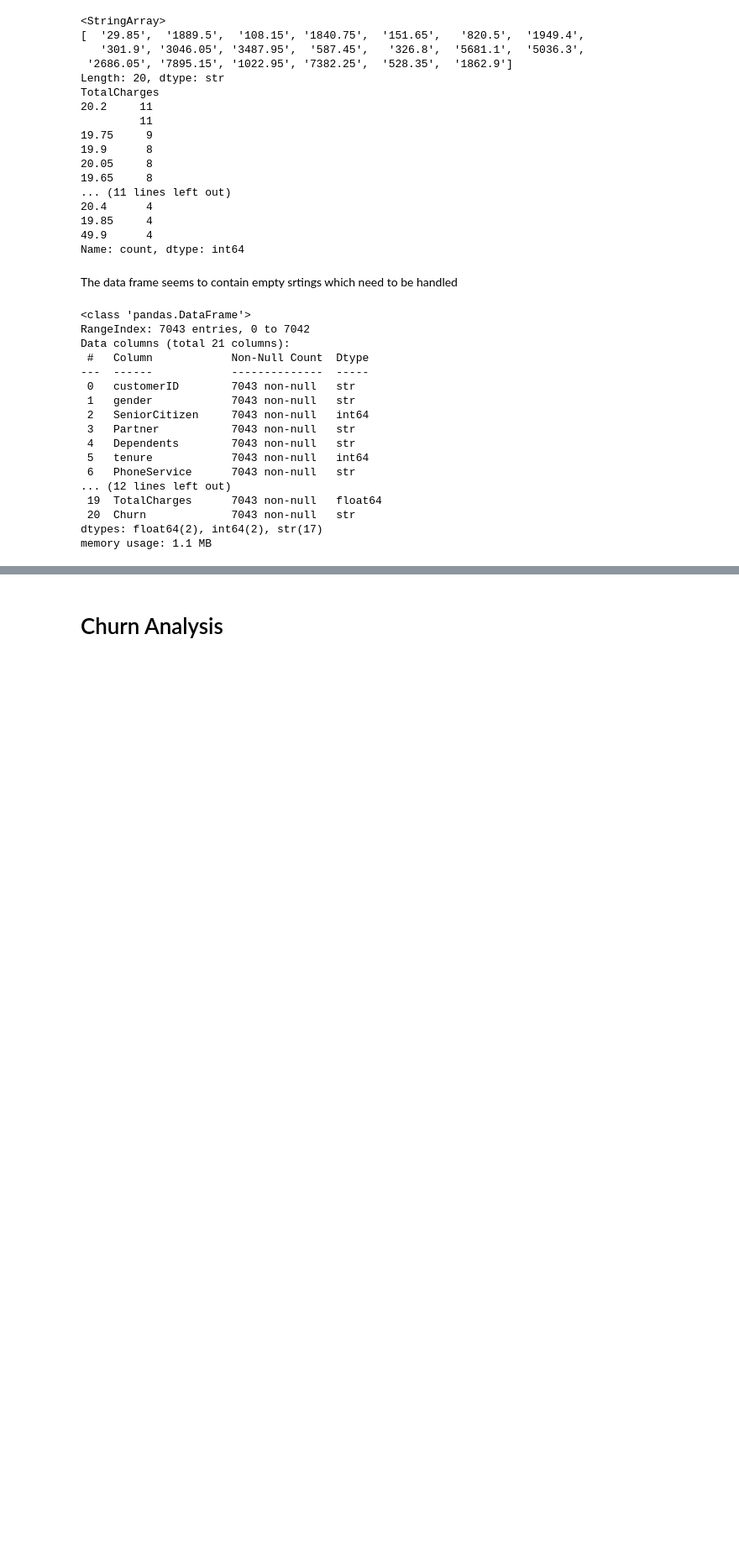
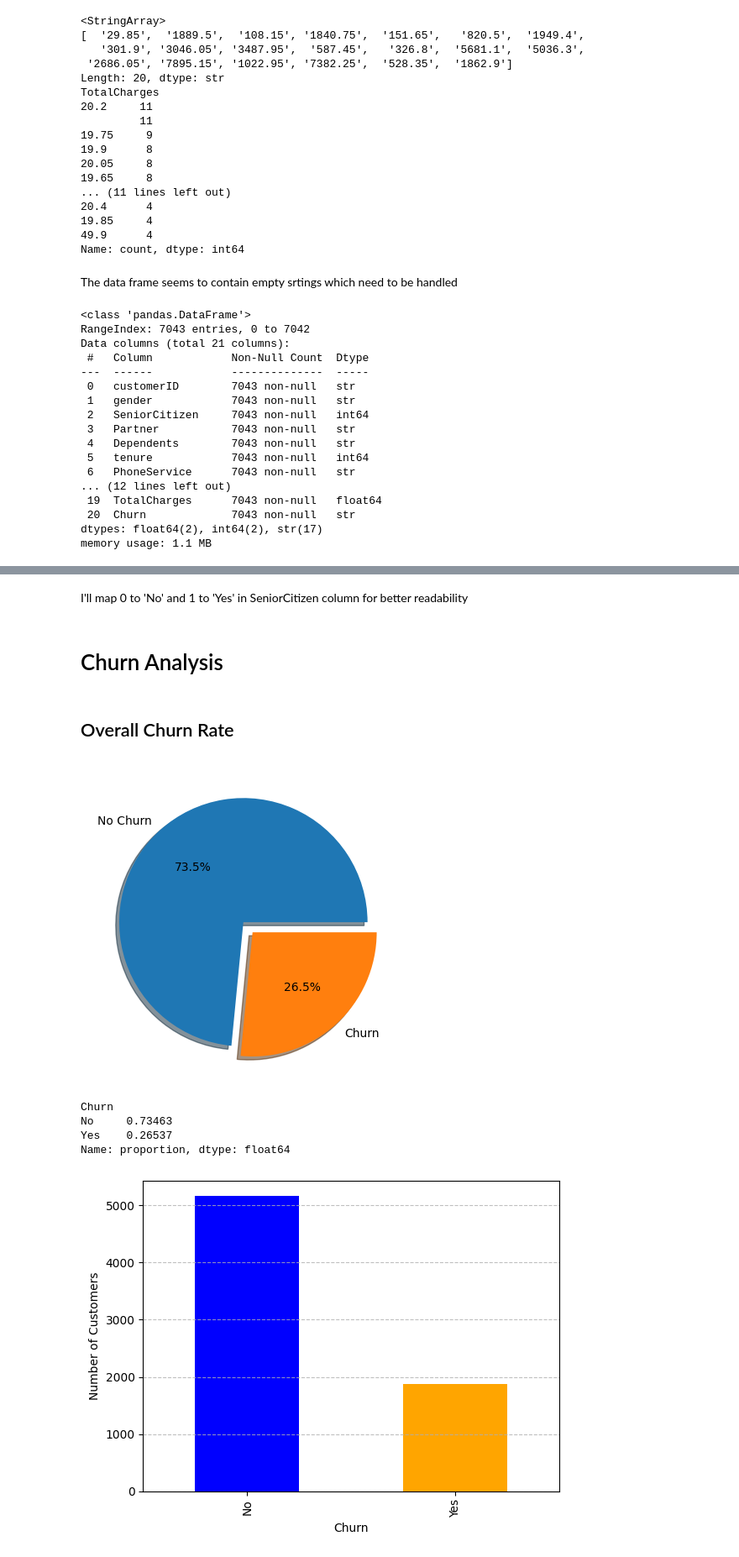
Before and after one commit to McPetane-Jr/FUTURE_DS_02, a Jupyter notebook: Telco_customer_churn.ipynb, the cells around one changed output, grey strips where cells are left out. Shown at 84% size. Cells and saved outputs as stored; diff of their text form; code cells hidden in the pictures; blank space fills up the shorter version.

Commit message:
Added a Churn Rate graph and chart to visualize the amount of churns and retentions

```diff
--- a/Telco_customer_churn.ipynb
+++ b/Telco_customer_churn.ipynb
@@ -116,10 +116,7 @@ Name: count, dtype: int64
 # %% [markdown]
 The data frame seems to contain empty srtings which need to be handled
 # %%
-df['TotalCharges'] = df['TotalCharges'].str.replace(' ', '') #Remove spaces from TotalCharges column
-df['TotalCharges'] = df['TotalCharges'].replace('', np.nan) #Replace empty strings with NaN
-df['TotalCharges'] = df['TotalCharges'].astype(float) #Convert TotalCharges to float
-
+df['TotalCharges'] = pd.to_numeric(df['TotalCharges'], errors='coerce')
 # Calculate missing values using tenure * MonthlyCharges
 df['TotalCharges'] = df['TotalCharges'].fillna(df['tenure'] * df['MonthlyCharges'])
 
@@ -147,4 +169,32 @@ memory usage: 1.1 MB
+# %% [markdown]
+I'll map 0 to 'No' and 1 to 'Yes' in SeniorCitizen column for better readability
+# %%
+df['SeniorCitizen'] = df['SeniorCitizen'].map({0: 'No', 1: 'Yes'})
 # %% [markdown]
 # Churn Analysis
 # %% [markdown]
-##
+## Overall Churn Rate
+# %%
+churn_rate = df['Churn'].value_counts(normalize=True)
+
+plt.pie(churn_rate*100,
+        labels=['No Churn', 'Churn'],
+        explode=(0.01,0.1), shadow=True,
+        autopct='%1.1f%%') #autopct adds percentage labels to the pie chart
+
+plt.show()
+print(churn_rate)
+
+
+df['Churn'].value_counts().plot(kind='bar', color=['blue', 'orange'])
+plt.grid(True, axis='y', linestyle='--', alpha=0.8, which='both', zorder=0)
+plt.xlabel("Churn")
+plt.ylabel("Number of Customers")
+plt.show()
+# %% [output]
+[figure, added]
+Churn
+No     0.73463
+Yes    0.26537
+Name: proportion, dtype: float64
+[figure, added]
```
Also changed, not shown: parts of 2 cells of this notebook.
